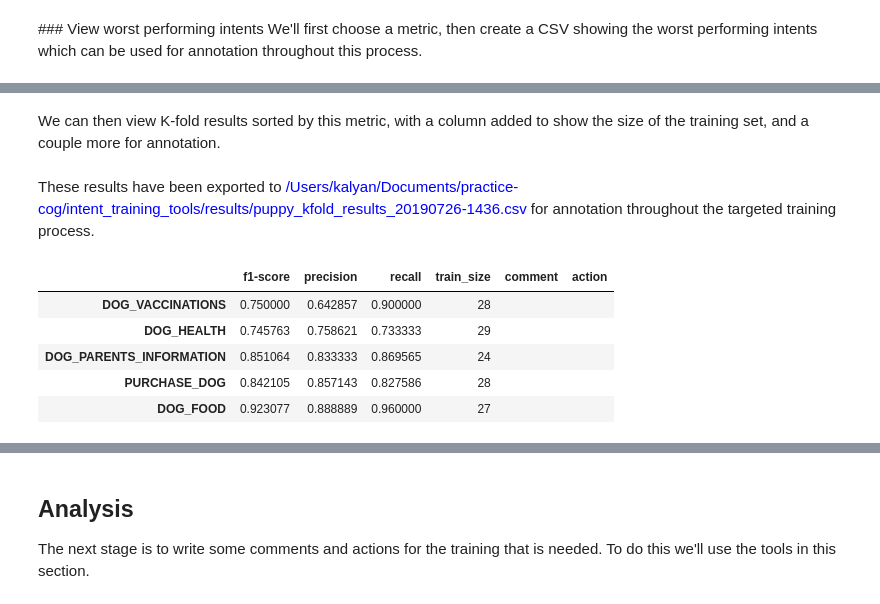
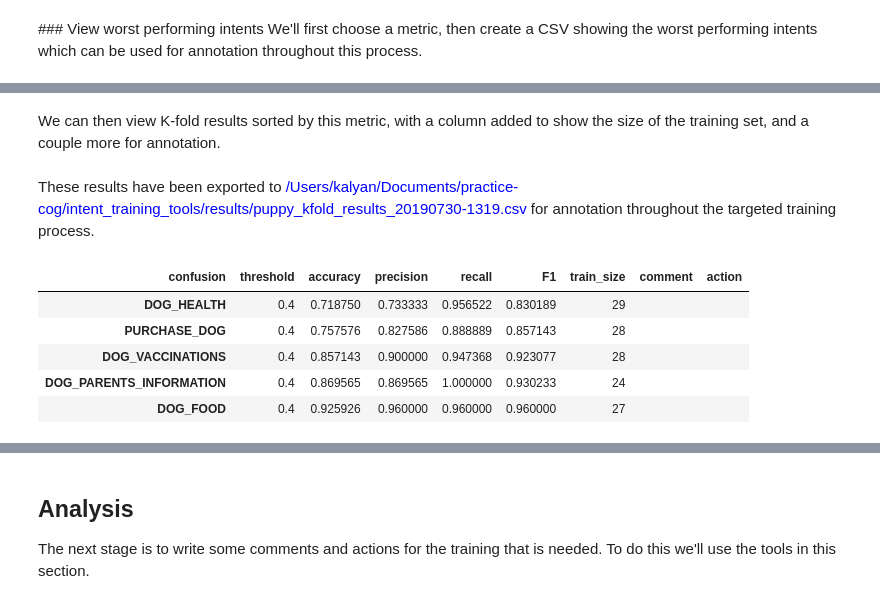
Before and after one commit to chungleu/IntentTraining, a Jupyter notebook: targeted_training.ipynb, the cells around one changed output, grey strips where cells are left out. Saved outputs shown, nothing was run; the diff lists cells and outputs as text; code cells hidden in the pictures.

```diff
--- a/targeted_training.ipynb
+++ b/targeted_training.ipynb
@@ -113,5 +112,5 @@ logger.setLevel(logging.CRITICAL)
 
 kfold = kfoldtest(apikey=apikey, url=url, n_folds=nfolds, threshold=threshold)
 kfold.intent_df_from_df(train_df)
-results_kfold, classification_report, metrics_per_fold = kfold.full_run_kfold_from_df(train_df)
+results_kfold, classification_report = kfold.full_run_kfold_from_df(train_df)
 # %% [output]
@@ -182,7 +141,7 @@ display(Markdown("Now, we need to <span style='color:blue'>choose which metric t
 
 "\n \n**Preferred metric:**"))
 
-d_m = widgets.Dropdown(options=['precision', 'recall', 'f1-score'])
+d_m = widgets.Dropdown(options=['precision', 'recall', 'accuracy', 'F1'])
 display(d_m)
 # %% [output]
 Now, we need to <span style='color:blue'>choose which metric to prioritise for this workspace.</span>
@@ -193,30 +152,30 @@ Now, we need to <span style='color:blue'>choose which metric to prioritise for t
 [interactive output not drawn]
 # %%
 cl_rep_export = classification_report.loc[intents, :].sort_values(d_m.value, ascending=True)
-cl_rep_export = cl_rep_export.drop(columns='support')
+cl_rep_export = cl_rep_export.drop(columns='set size')
 
 intent_sizes = train_df.groupby('intent').count()
 cl_rep_export['train_size'] = intent_sizes
 
 cl_rep_export['comment'] = ""
 cl_rep_export['action'] = ""
 
 timestr = time.strftime("%Y%m%d-%H%M")
 filename = d.value + '_kfold_results_' + timestr + '.csv'
 output_path = os.path.join(config.output_folder, filename)
 cl_rep_export.to_csv(output_path)
 
 display(Markdown("We can then view K-fold results sorted by this metric, with a column added to show the size of the training set, and a couple more for annotation."))
 display(Markdown("These results have been exported to <span style='color:blue'>{}</span> for annotation throughout the targeted training process.".format(output_path)))
 display(cl_rep_export)
 # %% [output]
 We can then view K-fold results sorted by this metric, with a column added to show the size of the training set, and a couple more for annotation.
-These results have been exported to <span style='color:blue'>/Users/kalyan/Documents/practice-cog/intent_training_tools/results/puppy_kfold_results_20190726-1436.csv</span> for annotation throughout the targeted training process.
+These results have been exported to <span style='color:blue'>/Users/kalyan/Documents/practice-cog/intent_training_tools/results/puppy_kfold_results_20190730-1319.csv</span> for annotation throughout the targeted training process.
-|  | f1-score | precision | recall | train_size | comment | action |
-| DOG_VACCINATIONS | 0.750000 | 0.642857 | 0.900000 | 28 |  |  |
-| DOG_HEALTH | 0.745763 | 0.758621 | 0.733333 | 29 |  |  |
-| DOG_PARENTS_INFORMATION | 0.851064 | 0.833333 | 0.869565 | 24 |  |  |
-| PURCHASE_DOG | 0.842105 | 0.857143 | 0.827586 | 28 |  |  |
-| DOG_FOOD | 0.923077 | 0.888889 | 0.960000 | 27 |  |  |
+| confusion | threshold | accuracy | precision | recall | F1 | train_size | comment | action |
+| DOG_HEALTH | 0.4 | 0.718750 | 0.733333 | 0.956522 | 0.830189 | 29 |  |  |
+| PURCHASE_DOG | 0.4 | 0.757576 | 0.827586 | 0.888889 | 0.857143 | 28 |  |  |
+| DOG_VACCINATIONS | 0.4 | 0.857143 | 0.900000 | 0.947368 | 0.923077 | 28 |  |  |
+| DOG_PARENTS_INFORMATION | 0.4 | 0.869565 | 0.869565 | 1.000000 | 0.930233 | 24 |  |  |
+| DOG_FOOD | 0.4 | 0.925926 | 0.960000 | 0.960000 | 0.960000 | 27 |  |  |
 # %%
 display(Markdown("We can also view a plot of these."))
```
Also changed, not shown: parts of 7 cells of this notebook, 4 other files.
